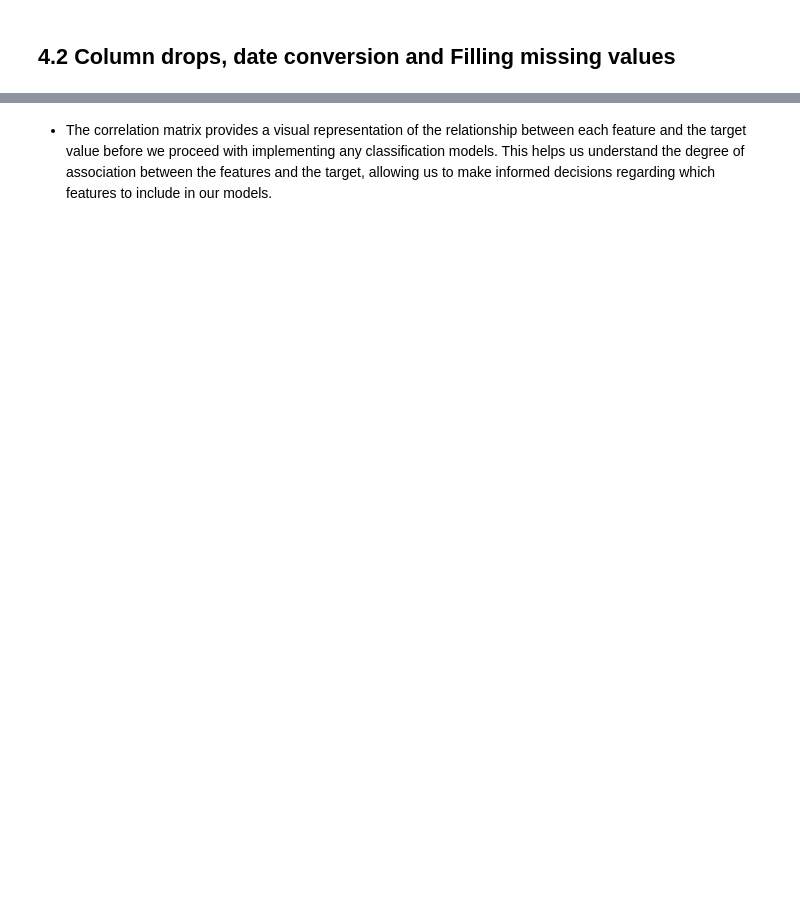
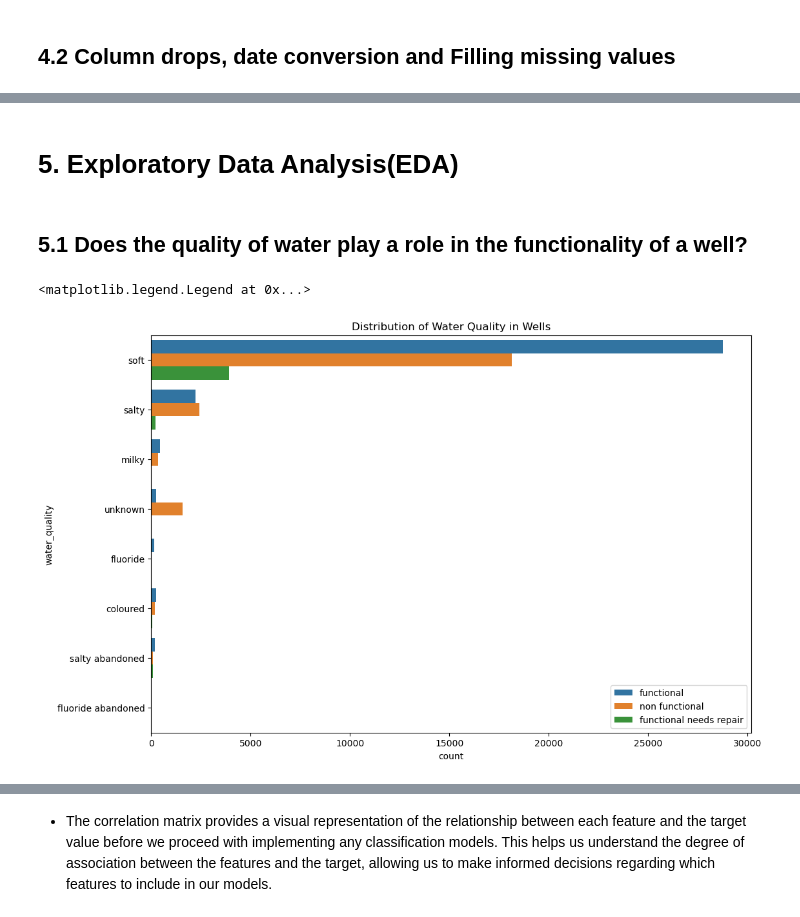
Before and after one commit to jeanwachira/Functional-and-Non-Functional-Repairs-Assessment-in-Tanzania, a Jupyter notebook: Tanzanian_Water_Pump.ipynb, the cells around one changed output, grey strips where cells are left out. Saved outputs shown, nothing was run; the diff lists cells and outputs as text; code cells hidden in the pictures; blank space fills up the shorter version.

```diff
--- a/Tanzanian_Water_Pump.ipynb
+++ b/Tanzanian_Water_Pump.ipynb
@@ -581 +577,18 @@ dtypes: float64(4), int64(5), object(12)
 memory usage: 9.5+ MB
+# %% [markdown]
+# 5. Exploratory Data Analysis(EDA)
+# %% [markdown]
+## 5.1 Does the quality of water play a role in the functionality of a well?
+# %%
+# Plotting the distribution of water quality in the wells
+fig, ax = plt.subplots(figsize=(12,8))
+
+sns.countplot(data=df, y='water_quality', hue='status_group', orient='h')
+
+ax.set_title('Distribution of Water Quality in Wells')
+ax.legend(loc='lower right')
+
+#plt.savefig(Images/'Water_Quality_Distribution')
+# %% [output]
+<matplotlib.legend.Legend at 0x...>
+[figure, added]
```
Also changed, not shown: parts of 67 cells of this notebook.
